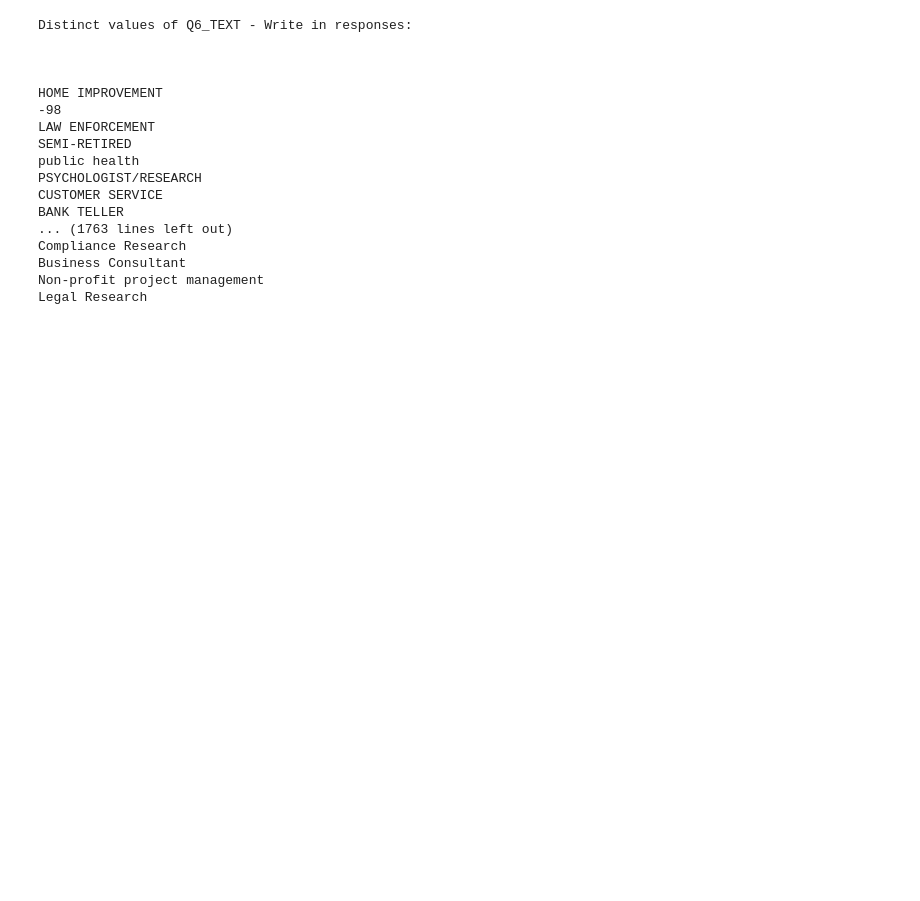
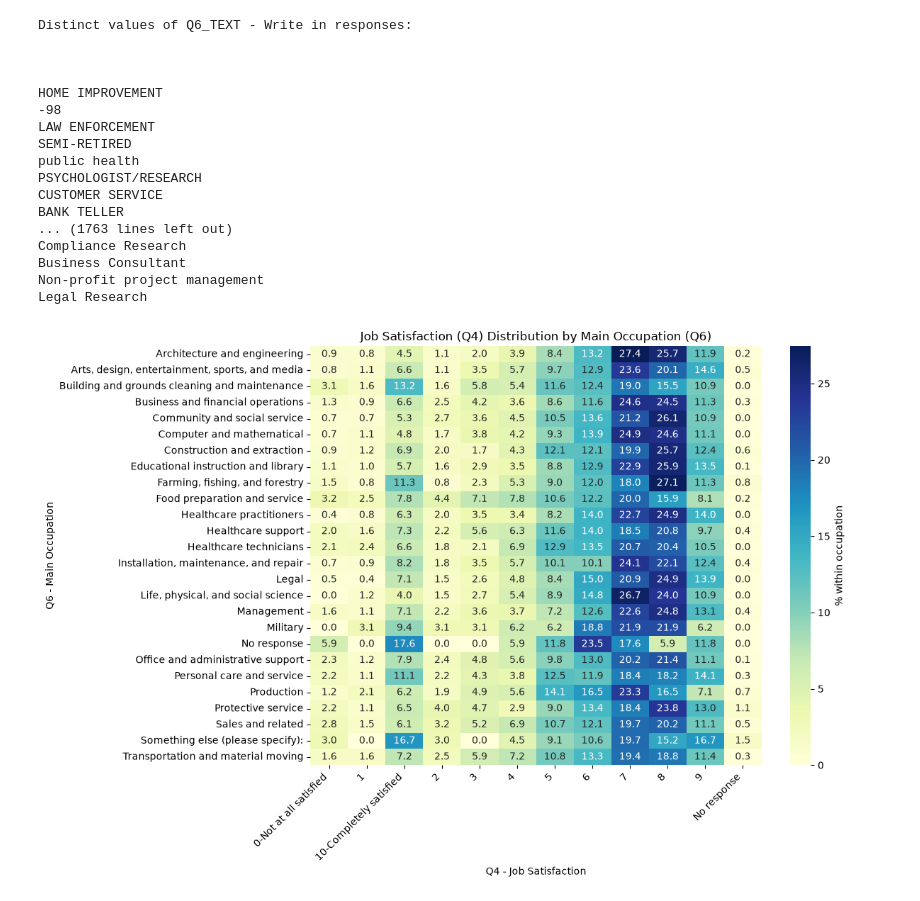
Before and after one commit to Break-Through-Tech/Swytch-2B-predicting-job-satisfaction-from-person-job-fit, a Jupyter notebook: notebooks/gallup_eda/eda.ipynb, the cells around one changed output. Saved outputs shown, nothing was run; the diff lists cells and outputs as text; code cells hidden in the pictures; blank space fills up the shorter version.

Commit message:
Plot Crosstab comparing occupation and job satisfaction

```diff
--- a/notebooks/gallup_eda/eda.ipynb
+++ b/notebooks/gallup_eda/eda.ipynb
@@ -131,6 +131,20 @@ Compliance Research
 Business Consultant
 Non-profit project management
 Legal Research
+# %%
+# Crosstab of Q6 (Main occupation) vs Q4 (Job Satisfaction), normalized by row
+ct = pd.crosstab(df_labeled["Q6"], df_labeled["Q4"], normalize="index") * 100
+
+plt.figure(figsize=(12, 8))
+sns.heatmap(ct, annot=True, fmt=".1f", cmap="YlGnBu", cbar_kws={"label": "% within occupation"})
+plt.title("Job Satisfaction (Q4) Distribution by Main Occupation (Q6)")
+plt.xlabel("Q4 - Job Satisfaction")
+plt.ylabel("Q6 - Main Occupation")
+plt.xticks(rotation=45, ha="right")
+plt.tight_layout()
+plt.show()
+# %% [output]
+[figure, added]
 # %%
 job_characteristics_features = ['S1', 'Q5', 'Q6', 'Q6_CODED', 'Q6_TEXT', 'Q7', 'Q7_CODED', 'Q7_TEXT', 'Q8', 'Q9', 'Q10', 'Q11', 'Q12', 'Q12_TEXT', 'Q13', 'Q14', 'Q15', 'Q15_TEXT', 'Q16', 'Q16_TEXT', 'Q17', 'Q18', 'Q19', 'Q20', 'Q21', 'Q22', 'Q23', 'Q24', 'Q25A', 'Q25B', 'Q25C', 'Q25D', 'Q26_1', 'Q26_2', 'Q26_3', 'Q26_4', 'Q26_5', 'Q26_6', 'Q26_7', 'Q27', 'Q28', 'Q29', 'Q30', 'Q31A', 'Q31B', 'Q31C', 'Q32A', 'Q32B', 'Q32C', 'Q39', 'Q40', 'Q44', 'Q45', 'Q46', 'Q46_TEXT', 'Q48', 'Q49', 'Q49_TEXT', 'Q50', 'Q56_1', 'Q56_2', 'Q56_3', 'Q56_4', 'WORKER_TYPE', 'W2_STATUS']
 # %%
```
Also changed, not shown: parts of 1 cell of this notebook.
